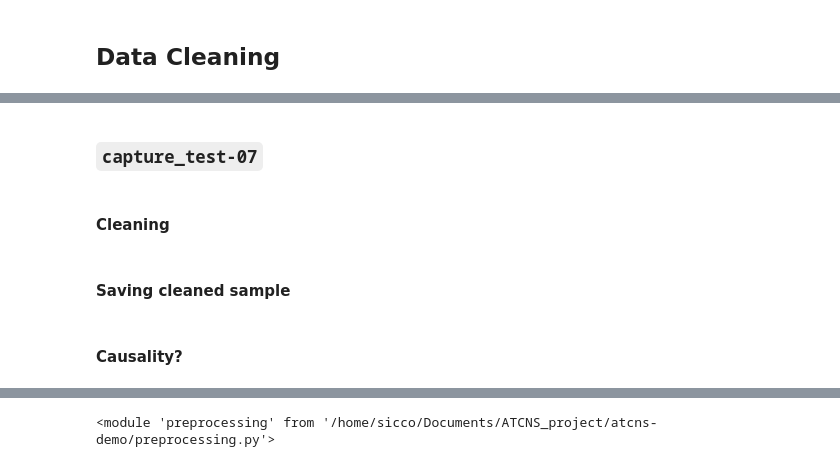
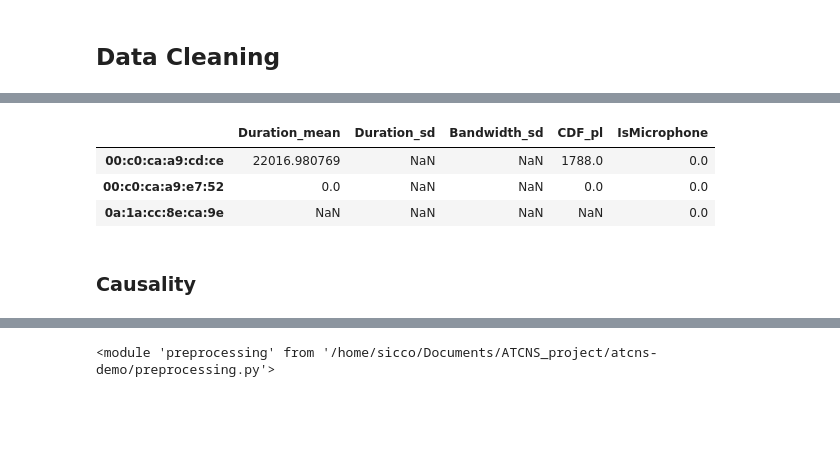
Before and after one commit to nsimonato8/atcns-demo, a Jupyter notebook: cleaner_test.ipynb, the cells around one changed output, grey strips where cells are left out. Drawn from its saved outputs; the diff is of its cells as text; code cells hidden in the pictures; blank space fills up the shorter version.

````diff
--- a/cleaner_test.ipynb
+++ b/cleaner_test.ipynb
@@ -150,2 +56,0 @@ filtered_capture_6
-# %% [markdown]
-### ```capture_test-07```
@@ -152,2 +68,9 @@ filtered_capture_6
+# %%
+flows_labeled_l[3]
+# %% [output]
+|  | Duration_mean | Duration_sd | Bandwidth_sd | CDF_pl | IsMicrophone |
+| 00:c0:ca:a9:cd:ce | 22016.980769 | NaN | NaN | 1788.0 | 0.0 |
+| 00:c0:ca:a9:e7:52 | 0.0 | NaN | NaN | 0.0 | 0.0 |
+| 0a:1a:cc:8e:ca:9e | NaN | NaN | NaN | NaN | 0.0 |
 # %% [markdown]
-#### Cleaning
+### Causality
@@ -158,2 +76,0 @@ filtered_capture_7 = captures_pd[2].loc[captures_pd[2]["SourceAddress"] == targe
-# %% [markdown]
-#### Saving cleaned sample
@@ -162,2 +76,0 @@ filtered_capture_7.to_csv("datasets/capture_test-07_filtered.csv")
-# %% [markdown]
-#### Causality?
````
Also changed, not shown: parts of 42 cells of this notebook, 1 other file.
